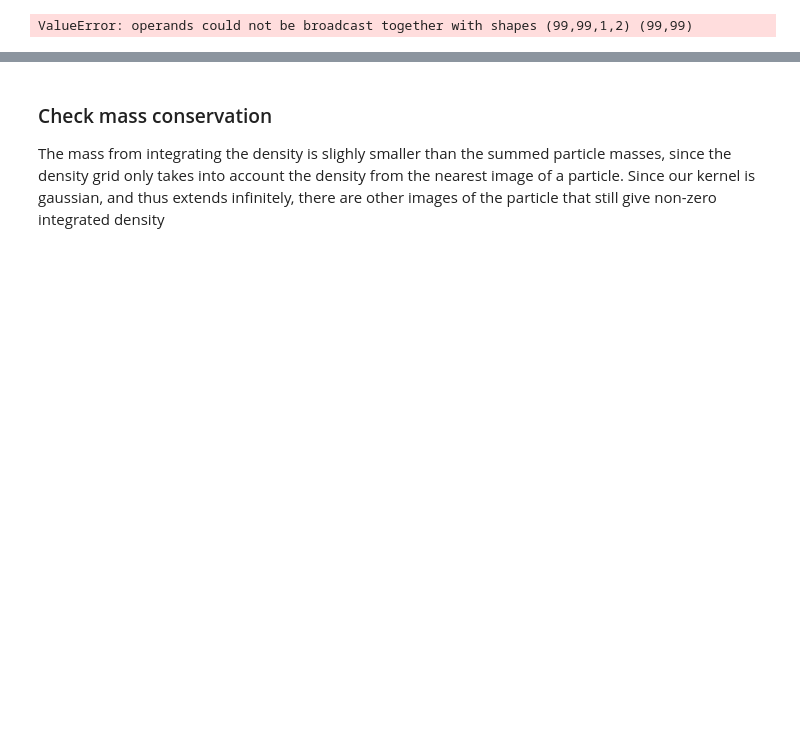
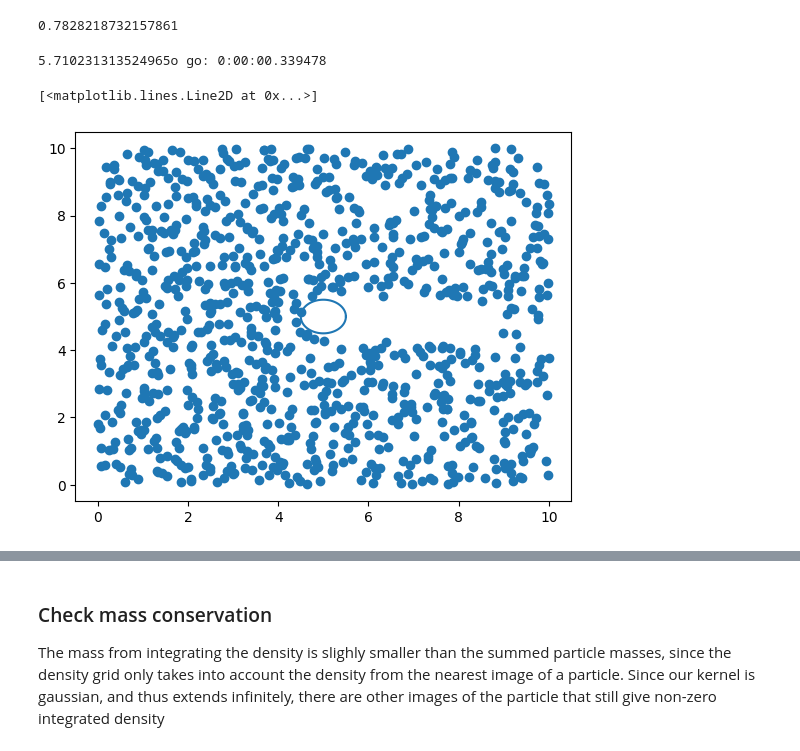
Before and after one commit to slagnews/drag_sph, a Jupyter notebook: sph_test.ipynb, the cells around one changed output, grey strips where cells are left out. Cells and saved outputs as stored; diff of their text form; code cells hidden in the pictures; blank space fills up the shorter version.

```diff
--- a/sph_test.ipynb
+++ b/sph_test.ipynb
@@ -6,20 +6,38 @@ from sph import integrate, animate_particles, get_densities
 # %%
 np.random.seed(0)
 # %%
-no_particles = 99
-no_steps = 100
-L = 3
+no_particles = 990
+no_steps = 1000
+L = 10
 h = 0.5
-v0 = 0.1
+v0 = 1
 dt = 0.01
 c_s = 10
 rho0 = 10
 gamma = 7
 masses = np.array([1]*no_particles)
 
+
 initial_positions = np.random.random(size=(no_particles,2))*L
 initial_velocities = np.random.normal(size=(no_particles,2))*v0
+print(np.mean(np.abs(initial_velocities)))
+initial_velocities[:,0] += 10*v0
+# %% [output]
+0.7828218732157861
 # %%
 positions, velocities = integrate(initial_positions, initial_velocities, masses, L, h, c_s, rho0, dt, no_steps)
+print(np.mean(np.abs(velocities[10])))
 # %% [output]
-ValueError: operands could not be broadcast together with shapes (99,99,1,2) (99,99)
+5.710231313524965o go: 0:00:00.339478
+# %%
+plt.figure()
+idx = 99
+plt.scatter(positions[idx,:,0], positions[idx,:,1])
+theta = np.linspace(0,2*np.pi,100)
+plt.plot(L/2+0.5*np.cos(theta),L/2+0.5*np.sin(theta))
+#plt.scatter(positions[1,:,0], positions[1,:,1])
+#plt.scatter(positions[0,:,0], positions[0,:,1])
+#plt.scatter(positions[idx,:,0], positions[idx,:,1])
+# %% [output]
+[<matplotlib.lines.Line2D at 0x...>]
+[figure, added]
```
Also changed, not shown: parts of 3 cells of this notebook, 2 other files.
